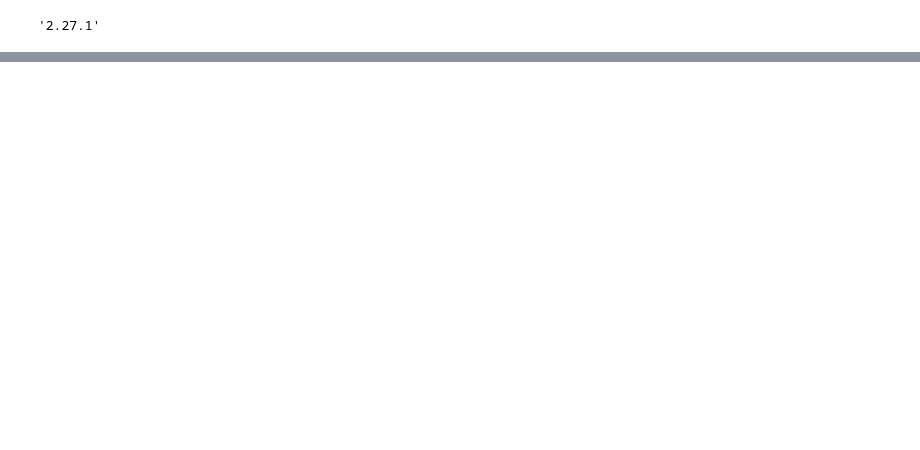
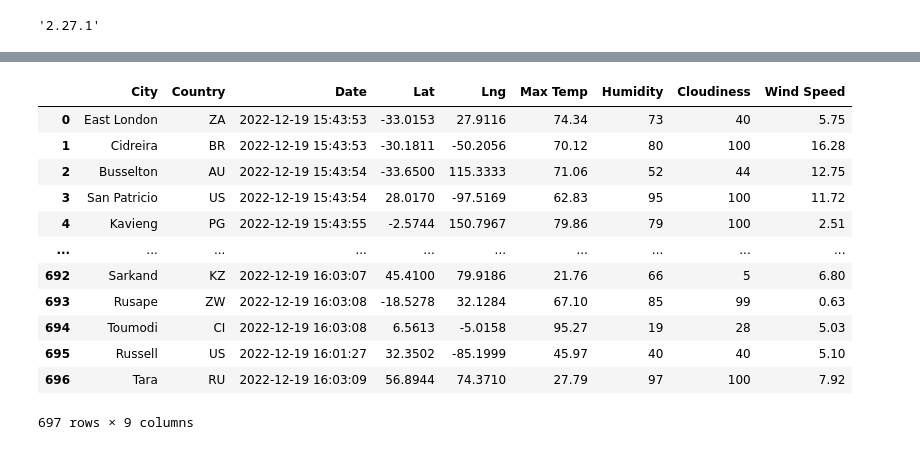
Before and after one commit to kelmo974/World_Weather_Analysis, a Jupyter notebook: Module/WeatherPy.ipynb, the cells around one changed output, grey strips where cells are left out. Drawn from its saved outputs; the diff is of its cells as text; code cells hidden in the pictures; blank space fills up the shorter version.

```diff
--- a/Module/WeatherPy.ipynb
+++ b/Module/WeatherPy.ipynb
@@ -52,0 +175,19 @@ requests.__version__
+# %%
+# changing column order
+new_order = ["City", "Country", "Date", "Lat", "Lng", "Max Temp", "Humidity", "Cloudiness", "Wind Speed"]
+city_data_df = city_data_df[new_order]
+city_data_df
+# %% [output]
+|  | City | Country | Date | Lat | Lng | Max Temp | Humidity | Cloudiness | Wind Speed |
+| 0 | East London | ZA | 2022-12-19 15:43:53 | -33.0153 | 27.9116 | 74.34 | 73 | 40 | 5.75 |
+| 1 | Cidreira | BR | 2022-12-19 15:43:53 | -30.1811 | -50.2056 | 70.12 | 80 | 100 | 16.28 |
+| 2 | Busselton | AU | 2022-12-19 15:43:54 | -33.6500 | 115.3333 | 71.06 | 52 | 44 | 12.75 |
+| 3 | San Patricio | US | 2022-12-19 15:43:54 | 28.0170 | -97.5169 | 62.83 | 95 | 100 | 11.72 |
+| 4 | Kavieng | PG | 2022-12-19 15:43:55 | -2.5744 | 150.7967 | 79.86 | 79 | 100 | 2.51 |
+| ... | ... | ... | ... | ... | ... | ... | ... | ... | ... |
+| 692 | Sarkand | KZ | 2022-12-19 16:03:07 | 45.4100 | 79.9186 | 21.76 | 66 | 5 | 6.80 |
+| 693 | Rusape | ZW | 2022-12-19 16:03:08 | -18.5278 | 32.1284 | 67.10 | 85 | 99 | 0.63 |
+| 694 | Toumodi | CI | 2022-12-19 16:03:08 | 6.5613 | -5.0158 | 95.27 | 19 | 28 | 5.03 |
+| 695 | Russell | US | 2022-12-19 16:01:27 | 32.3502 | -85.1999 | 45.97 | 40 | 40 | 5.10 |
+| 696 | Tara | RU | 2022-12-19 16:03:09 | 56.8944 | 74.3710 | 27.79 | 97 | 100 | 7.92 |
+697 rows × 9 columns
```
Also changed, not shown: parts of 8 cells of this notebook, 1 other file.
